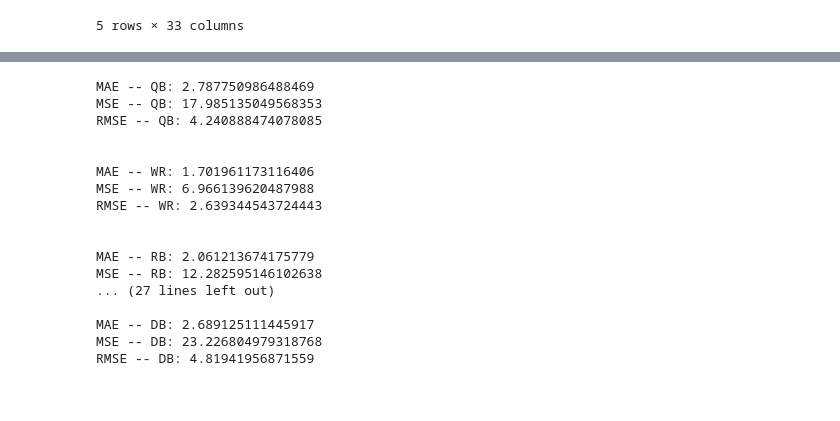
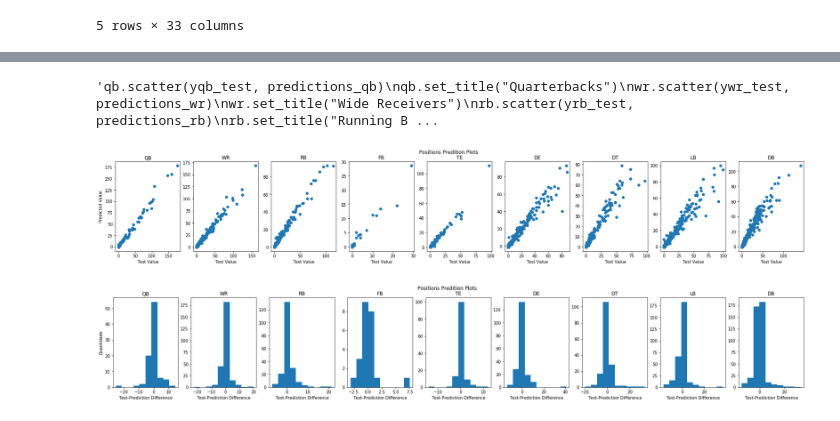
Before and after one commit to GabrielPerson/Data-Science-Project---UFMG, a Jupyter notebook: notebooks/1.0-Person-Regression.ipynb, the cells around one changed output, grey strips where cells are left out. Drawn from its saved outputs; the diff is of its cells as text; code cells hidden in the pictures.

```diff
--- a/notebooks/1.0-Person-Regression.ipynb
+++ b/notebooks/1.0-Person-Regression.ipynb
@@ -417,54 +143,0 @@ Text(0.5,1,'Tight Ends')
-# %%
-print('MAE -- QB:', metrics.mean_absolute_error(yqb_test, predictions_qb))
-print('MSE -- QB:', metrics.mean_squared_error(yqb_test, predictions_qb))
-print('RMSE -- QB:', np.sqrt(metrics.mean_squared_error(yqb_test, predictions_qb)))
-print('\n')
-print('MAE -- WR:', metrics.mean_absolute_error(ywr_test, predictions_wr))
-print('MSE -- WR:', metrics.mean_squared_error(ywr_test, predictions_wr))
-print('RMSE -- WR:', np.sqrt(metrics.mean_squared_error(ywr_test, predictions_wr)))
-print('\n')
-print('MAE -- RB:', metrics.mean_absolute_error(yrb_test, predictions_rb))
-print('MSE -- RB:', metrics.mean_squared_error(yrb_test, predictions_rb))
-print('RMSE -- RB:', np.sqrt(metrics.mean_squared_error(yrb_test, predictions_rb)))
-print('\n')
-print('MAE -- FB:', metrics.mean_absolute_error(yfb_test, predictions_fb))
-print('MSE -- FB:', metrics.mean_squared_error(yfb_test, predictions_fb))
-print('RMSE -- FB:', np.sqrt(metrics.mean_squared_error(yfb_test, predictions_fb)))
-print('\n')
-print('MAE -- TE:', metrics.mean_absolute_error(yte_test, predictions_te))
-print('MSE -- TE:', metrics.mean_squared_error(yte_test, predictions_te))
-print('RMSE -- TE:', np.sqrt(metrics.mean_squared_error(yte_test, predictions_te)))
-print('\n')
-print('MAE -- DE:', metrics.mean_absolute_error(yde_test, predictions_de))
-print('MSE -- DE:', metrics.mean_squared_error(yde_test, predictions_de))
-print('RMSE -- DE:', np.sqrt(metrics.mean_squared_error(yde_test, predictions_de)))
-print('\n')
-print('MAE -- DT:', metrics.mean_absolute_error(ydt_test, predictions_dt))
-print('MSE -- DT:', metrics.mean_squared_error(ydt_test, predictions_dt))
-print('RMSE -- DT:', np.sqrt(metrics.mean_squared_error(ydt_test, predictions_dt)))
-print('\n')
-print('MAE -- LB:', metrics.mean_absolute_error(ylb_test, predictions_lb))
-print('MSE -- LB:', metrics.mean_squared_error(ylb_test, predictions_lb))
-print('RMSE -- LB:', np.sqrt(metrics.mean_squared_error(ylb_test, predictions_lb)))
-print('\n')
-print('MAE -- DB:', metrics.mean_absolute_error(ydb_test, predictions_db))
-print('MSE -- DB:', metrics.mean_squared_error(ydb_test, predictions_db))
-print('RMSE -- DB:', np.sqrt(metrics.mean_squared_error(ydb_test, predictions_db)))
-# %% [output]
-MAE -- QB: 2.787750986488469
-MSE -- QB: 17.985135049568353
-RMSE -- QB: 4.240888474078085
-
-
-MAE -- WR: 1.701961173116406
-MSE -- WR: 6.966139620487988
-RMSE -- WR: 2.639344543724443
-
-
-MAE -- RB: 2.061213674175779
-MSE -- RB: 12.282595146102638
-... (27 lines left out)
-
-MAE -- DB: 2.689125111445917
-MSE -- DB: 23.226804979318768
-RMSE -- DB: 4.81941956871559
@@ -470,0 +181,26 @@ RMSE -- DB: 4.81941956871559
+# %%
+#Multiplots predictions
+fig1, axs = plt.subplots(1,9,figsize=(30,4))
+fig1.suptitle('Positions Predition Plots')
+i = 0
+for position in POSITION_FEATURES.keys():
+    axs[i].scatter(predictions[position][0], predictions[position][1])
+    axs[i].set_title(position)
+    axs[i].set(xlabel='Test Value')
+    axs[0].set(ylabel='Predicted Value')
+    i+=1
+# %% [output]
+'qb.scatter(yqb_test, predictions_qb)\nqb.set_title("Quarterbacks")\nwr.scatter(ywr_test, predictions_wr)\nwr.set_title("Wide Receivers")\nrb.scatter(yrb_test, predictions_rb)\nrb.set_title("Running B ...
+[figure, added]
+# %%
+fig1, axs = plt.subplots(1,9,figsize=(30,4))
+fig1.suptitle('Positions Predition Plots')
+i = 0
+for position in POSITION_FEATURES.keys():
+    axs[i].hist(predictions[position][0] - predictions[position][1])
+    axs[i].set_title(position)
+    axs[i].set(xlabel='Test-Prediction Difference')
+    axs[0].set(ylabel='Quantidade')
+    i+=1
+# %% [output]
+[figure, added]
```
Also changed, not shown: parts of 20 cells of this notebook.
